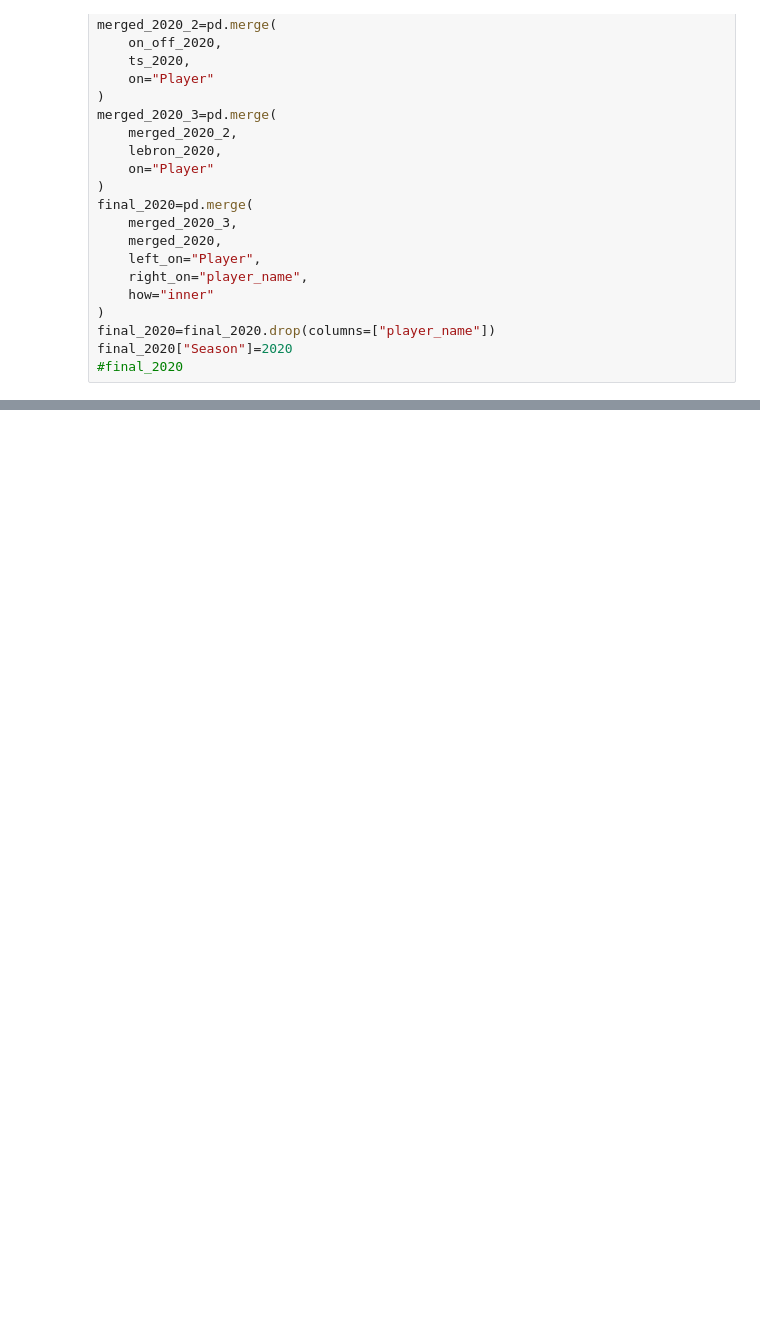
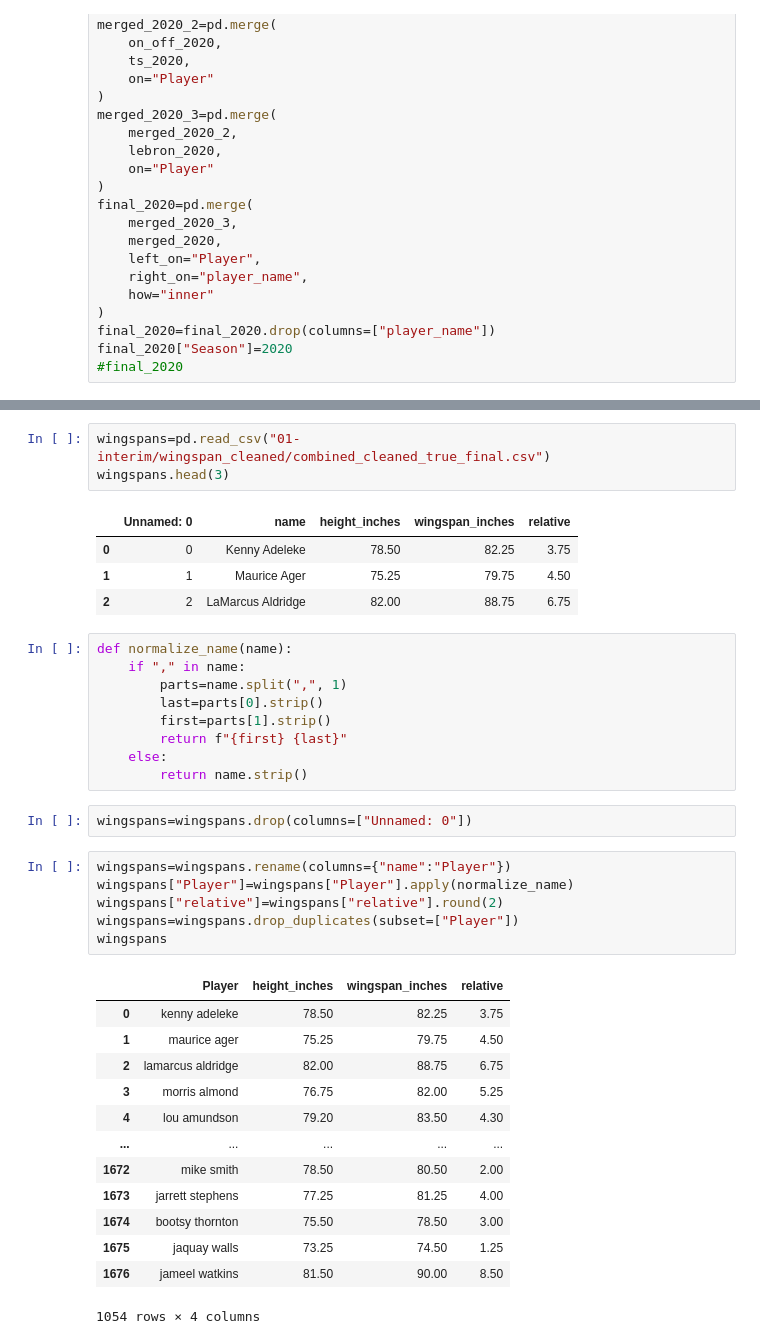
Before and after one commit to COGS108/Group135_WI26, a Jupyter notebook: data/Final_Data_Generator.ipynb, the cells around one changed output, grey strips where cells are left out. Cells and saved outputs as stored; diff of their text form; blank space fills up the shorter version.

```diff
--- a/data/Final_Data_Generator.ipynb
+++ b/data/Final_Data_Generator.ipynb
@@ -191,0 +202,39 @@ final_2018
+# %%
+wingspans=pd.read_csv("01-interim/wingspan_cleaned/combined_cleaned_true_final.csv")
+wingspans.head(3)
+# %% [output]
+|  | Unnamed: 0 | name | height_inches | wingspan_inches | relative |
+| 0 | 0 | Kenny Adeleke | 78.50 | 82.25 | 3.75 |
+| 1 | 1 | Maurice Ager | 75.25 | 79.75 | 4.50 |
+| 2 | 2 | LaMarcus Aldridge | 82.00 | 88.75 | 6.75 |
+# %%
+def normalize_name(name):
+    if "," in name:
+        parts=name.split(",", 1)
+        last=parts[0].strip()
+        first=parts[1].strip()
+        return f"{first} {last}"
+    else:
+        return name.strip()
+# %%
+wingspans=wingspans.drop(columns=["Unnamed: 0"])
+# %%
+wingspans=wingspans.rename(columns={"name":"Player"})
+wingspans["Player"]=wingspans["Player"].apply(normalize_name)
+wingspans["relative"]=wingspans["relative"].round(2)
+wingspans=wingspans.drop_duplicates(subset=["Player"])
+wingspans
+# %% [output]
+|  | Player | height_inches | wingspan_inches | relative |
+| 0 | kenny adeleke | 78.50 | 82.25 | 3.75 |
+| 1 | maurice ager | 75.25 | 79.75 | 4.50 |
+| 2 | lamarcus aldridge | 82.00 | 88.75 | 6.75 |
+| 3 | morris almond | 76.75 | 82.00 | 5.25 |
+| 4 | lou amundson | 79.20 | 83.50 | 4.30 |
+| ... | ... | ... | ... | ... |
+| 1672 | mike smith | 78.50 | 80.50 | 2.00 |
+| 1673 | jarrett stephens | 77.25 | 81.25 | 4.00 |
+| 1674 | bootsy thornton | 75.50 | 78.50 | 3.00 |
+| 1675 | jaquay walls | 73.25 | 74.50 | 1.25 |
+| 1676 | jameel watkins | 81.50 | 90.00 | 8.50 |
+1054 rows × 4 columns
```
Also changed, not shown: parts of 14 cells of this notebook, 4 other files.
